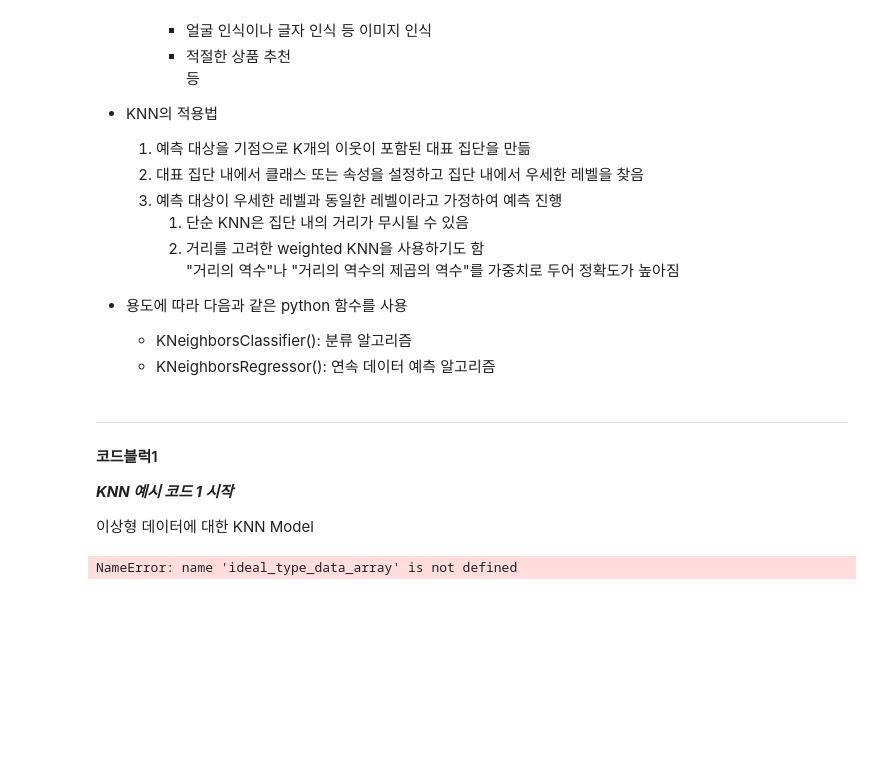
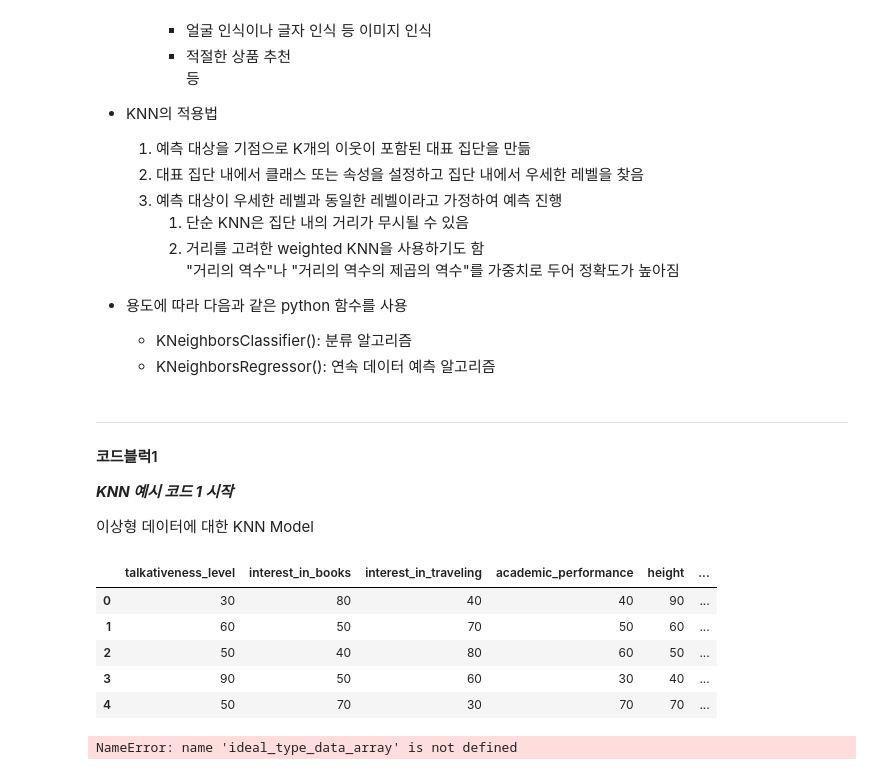
Before and after one commit to imbiotech/skbtML, a Jupyter notebook: 4-4.KNN_Model.ipynb, the cells around one changed output. Cells and saved outputs as stored; diff of their text form; code cells hidden in the pictures; blank space fills up the shorter version.

```diff
--- a/4-4.KNN_Model.ipynb
+++ b/4-4.KNN_Model.ipynb
@@ -46,11 +46,18 @@
 # %%
 import pandas as pd
 import matplotlib.pyplot as plt
 import numpy as np
 
 # "ideal_type.csv"에서 데이터 프레임 생성 및 상위 5 개 데이터 확인
-ideal_type = pd.read_csv("https://raw.githubusercontent.com/imbiotech/skbtML/main/4-4-1.ideal_type.csv")
+ideal_type = pd.read_csv("https://raw.githubusercontent.com/imbiotech/skbtML/main/CSVData/4-4-1.ideal_type.csv")
 ideal_type.head()
+# %% [output]
+|  | talkativeness_level | interest_in_books | interest_in_traveling | academic_performance | height | ... |
+| 0 | 30 | 80 | 40 | 40 | 90 | ... |
+| 1 | 60 | 50 | 70 | 50 | 60 | ... |
+| 2 | 50 | 40 | 80 | 60 | 50 | ... |
+| 3 | 90 | 50 | 60 | 30 | 40 | ... |
+| 4 | 50 | 70 | 30 | 70 | 70 | ... |
 # %%
 # 데이터와 결과를 분리
 ideal_type_data = ideal_type.drop("attraction_label", axis=1)
```
Also changed, not shown: parts of 1 cell of this notebook, 3 other files.
